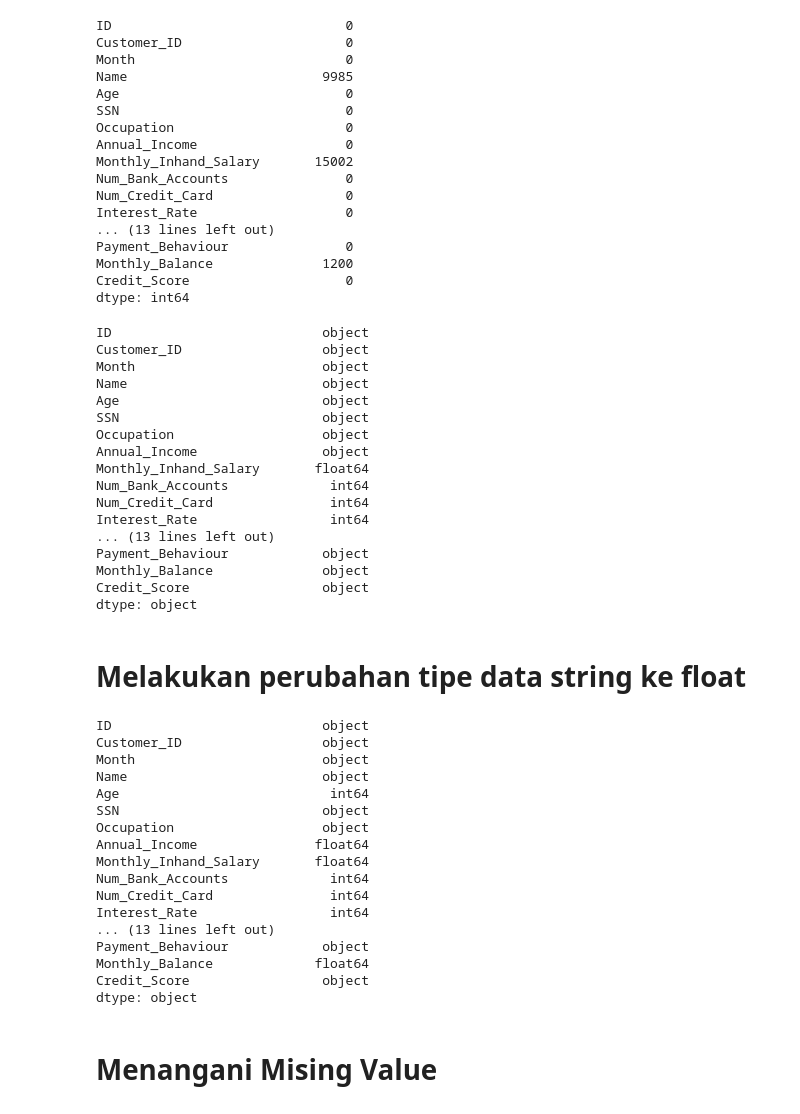
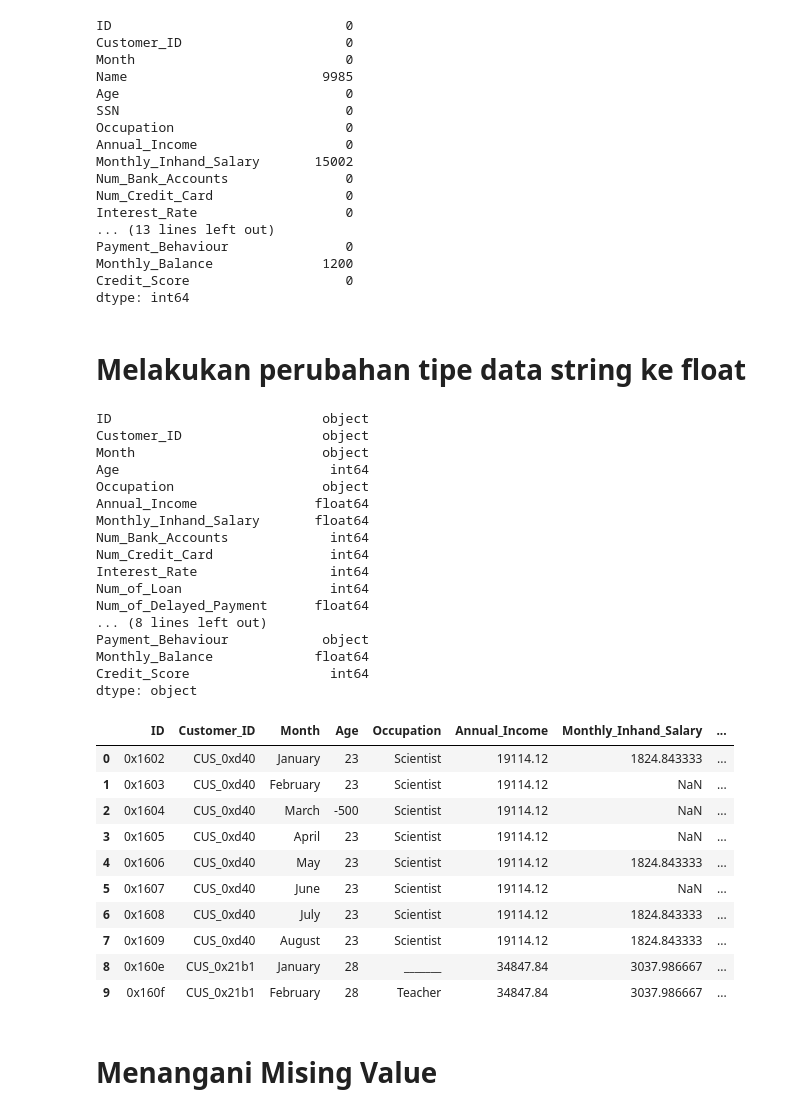
Before and after one commit to agungricky/Datamining_CreditScore, a Jupyter notebook: credit_score.ipynb, the cells around one changed output. Saved outputs shown, nothing was run; the diff lists cells and outputs as text; code cells hidden in the pictures.

```diff
--- a/credit_score.ipynb
+++ b/credit_score.ipynb
@@ -73,28 +61,10 @@ Payment_Behaviour               0
 Monthly_Balance              1200
 Credit_Score                    0
 dtype: int64
-# %%
-print(df.dtypes)
-# %% [output]
-ID                           object
-Customer_ID                  object
-Month                        object
-Name                         object
-Age                          object
-SSN                          object
-Occupation                   object
-Annual_Income                object
-Monthly_Inhand_Salary       float64
-Num_Bank_Accounts             int64
-Num_Credit_Card               int64
-Interest_Rate                 int64
-... (13 lines left out)
-Payment_Behaviour            object
-Monthly_Balance              object
-Credit_Score                 object
-dtype: object
 # %% [markdown]
 # Melakukan perubahan tipe data string ke float
+# %%
+df = df.drop(['SSN','Type_of_Loan','Delay_from_due_date','Changed_Credit_Limit','Name'],axis=1)
 # %%
 df = pd.DataFrame(df)
 
@@ -120,15 +90,20 @@ df['Num_of_Delayed_Payment'] = df['Num_of_Delayed_Payment'].astype(str)
 df['Num_of_Delayed_Payment'] = df['Num_of_Delayed_Payment'].str.replace('_','')
 df['Num_of_Delayed_Payment'] = pd.to_numeric(df['Num_of_Delayed_Payment'], errors='coerce')
 
-df['Changed_Credit_Limit'] = df['Changed_Credit_Limit'].str.replace('_','')
-df['Changed_Credit_Limit'] = pd.to_numeric(df['Changed_Credit_Limit'], errors='coerce')
-
 df['Outstanding_Debt'] = df['Outstanding_Debt'].str.replace('_','')
 df['Outstanding_Debt'] = pd.to_numeric(df['Outstanding_Debt'], errors='coerce')
 
-df['Payment_Behaviour'] = df['Payment_Behaviour'].str.strip()
+df['Credit_Mix'] = df['Credit_Mix'].str.replace('_','')
 
-pd.get_dummies(df['Credit_Score'], prefix='Credit_Score')
+df['Payment_Behaviour'] = df['Payment_Behaviour'].str.replace('!@9#%8','NaN')
+
+contract_map ={
+    'Poor' : 0,
+    'Standard' : 1,
+    'Good' : 2
+}
+df['Credit_Score'] =df['Credit_Score'].map(contract_map)
+
 
 df.update(df)
 print(df.dtypes)
@@ -136,19 +111,34 @@ print(df.dtypes)
 ID                           object
 Customer_ID                  object
 Month                        object
-Name                         object
 Age                           int64
-SSN                          object
 Occupation                   object
 Annual_Income               float64
 Monthly_Inhand_Salary       float64
 Num_Bank_Accounts             int64
 Num_Credit_Card               int64
 Interest_Rate                 int64
-... (13 lines left out)
+Num_of_Loan                   int64
+Num_of_Delayed_Payment      float64
+... (8 lines left out)
 Payment_Behaviour            object
 Monthly_Balance             float64
-Credit_Score                 object
+Credit_Score                  int64
 dtype: object
+# %%
+# pd.set_option('display.max_columns', None)
+df.head(10)
+# %% [output]
+|  | ID | Customer_ID | Month | Age | Occupation | Annual_Income | Monthly_Inhand_Salary | ... |
+| 0 | 0x1602 | CUS_0xd40 | January | 23 | Scientist | 19114.12 | 1824.843333 | ... |
+| 1 | 0x1603 | CUS_0xd40 | February | 23 | Scientist | 19114.12 | NaN | ... |
+| 2 | 0x1604 | CUS_0xd40 | March | -500 | Scientist | 19114.12 | NaN | ... |
+| 3 | 0x1605 | CUS_0xd40 | April | 23 | Scientist | 19114.12 | NaN | ... |
+| 4 | 0x1606 | CUS_0xd40 | May | 23 | Scientist | 19114.12 | 1824.843333 | ... |
+| 5 | 0x1607 | CUS_0xd40 | June | 23 | Scientist | 19114.12 | NaN | ... |
+| 6 | 0x1608 | CUS_0xd40 | July | 23 | Scientist | 19114.12 | 1824.843333 | ... |
+| 7 | 0x1609 | CUS_0xd40 | August | 23 | Scientist | 19114.12 | 1824.843333 | ... |
+| 8 | 0x160e | CUS_0x21b1 | January | 28 | _______ | 34847.84 | 3037.986667 | ... |
+| 9 | 0x160f | CUS_0x21b1 | February | 28 | Teacher | 34847.84 | 3037.986667 | ... |
 # %% [markdown]
 # Menangani Mising Value
```
Also changed, not shown: parts of 10 cells of this notebook, 3 other files.
